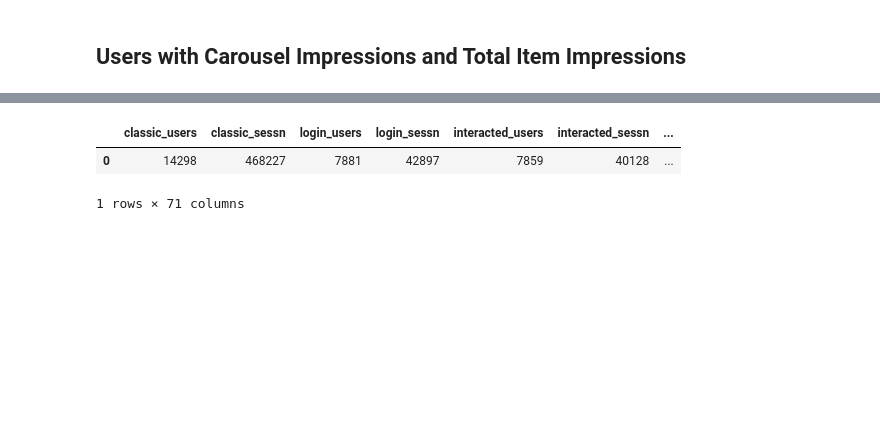
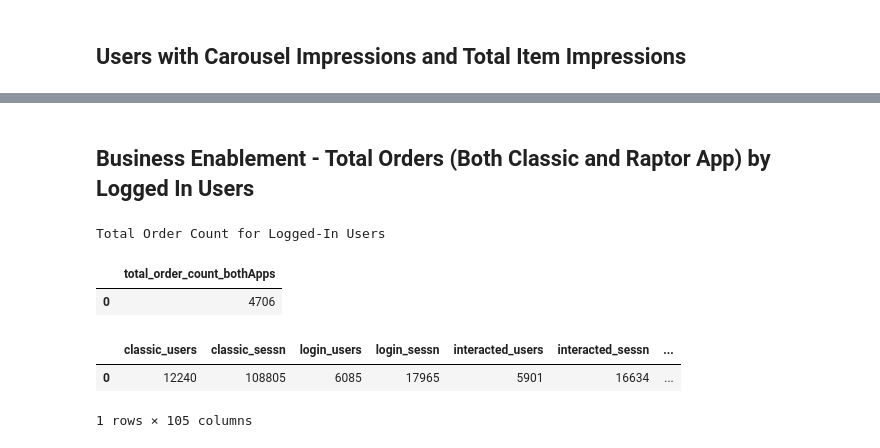
Before and after one commit to kanaktiwari-wal/Raptor-Scorecard-Metric, a Jupyter notebook: raptor_scorecard_metrics.ipynb, the cells around one changed output, grey strips where cells are left out. Saved outputs shown, nothing was run; the diff lists cells and outputs as text; code cells hidden in the pictures; blank space fills up the shorter version.

```diff
--- a/raptor_scorecard_metrics.ipynb
+++ b/raptor_scorecard_metrics.ipynb
@@ -1060,7 +1055,7 @@ UNNEST(JSON_EXTRACT_ARRAY(CONCAT('[', products_inner, ']'), '$')) AS product
 WHERE products_inner IS NOT NULL
 GROUP BY 1, 2)
 
-SELECT COUNT(DISTINCT customer_id) users_w_carousel_imp, SUM(usItemCount) total_item_imp
+SELECT COUNT(DISTINCT customer_id) users_w_carousel_imp, Count(Distinct correlation_id) as carousel_imp, SUM(usItemCount) total_item_imp
 FROM carousel_item
 """)
 
@@ -1076,13 +1350,57 @@ Users with item carousel impressions
+# %% [markdown]
+## Business Enablement - Total Orders (Both Classic and Raptor App) by Logged In Users
+# %%
+print("Total Order Count for Logged-In Users")
+
+sql = f"""
+WITH invited_users AS (
+    SELECT DISTINCT pg_cust_acct_id AS pg_cust_id
+    FROM gpadata_analytics.{invited_users}
+),
+login_customers AS (
+    SELECT DISTINCT a.pg_cust_id AS login_users
+    FROM (
+        SELECT DISTINCT pg_cust_id, visitor_cooke_val, brwsr_sessn_cooke_val
+        FROM ww_csd_dl_tables.csd_site_traffic_rptr_event_log_vw
+        WHERE event_dt BETWEEN DATE '{start_dt}' AND DATE '{end_dt}'
+          AND (assoc_ind = 'false' OR assoc_ind IS NULL)
+          AND json_extract_scalar(page_attr, '$.nm') = 'homePage'
+          AND actn_catg_nm = 'pageView'
+    ) a
+    JOIN invited_users i
+      ON i.pg_cust_id = a.pg_cust_id
+)
+SELECT COUNT(DISTINCT order_nbr) AS total_order_count_bothApps
+FROM ww_crew_dl_rpt_vm.cnsld_order_item
+WHERE
+    CAST(order_plcd_ts_utc AS DATE) BETWEEN DATE '{start_dt}' AND DATE '{end_dt}'
+    AND order_plcd_dt BETWEEN DATE '{start_dt}' - INTERVAL '1' DAY AND DATE '{end_dt}' + INTERVAL '1' DAY
+    AND op_cmpny_cd = 'WMT.COM'
+    AND tenant_ste_nm IN ('US_GLASS_IPHONE', 'US_GLASS_ANDROID')
+    AND cust_id IN (
+        SELECT DISTINCT CAST(login_users AS VARCHAR) FROM login_customers
+    )
+"""
+
+cur.execute(sql)
+rows = cur.fetchall()
+cols = [desc[0] for desc in cur.description]
+order_count_both_apps = pd.DataFrame(rows, columns=cols)
+order_count_both_apps.head()
+# %% [output]
+Total Order Count for Logged-In Users
+|  | total_order_count_bothApps |
+| 0 | 4706 |
 # %%
 # Merge side by side
-df_final = pd.concat([glass_app_session, login_users, interacted_users, interacted_sessn, bounce_users, meaningful_interacted_users, meaningful_interacted_sessn, meaningful_interected_event_counts,
+df_final = pd.concat([glass_app_session, login_users, interacted_users, bounce_users, meaningful_interacted_users, meaningful_interacted_sessn, meaningful_interected_event_counts,
                       opened_shop_cust, opened_shop_sessn,count_opened_shop, created_shop, created_shop_type, atc_users, checkout_users,
-                      checkout_sessn, order_users, order_sessn, inchat_bounce_users, inchat_msg, session_duration, users_w_carousel_imp], axis=1)
+                      checkout_sessn, order_users, order_sessn, inchat_bounce_users, inchat_msg, session_duration, users_w_carousel_imp, pdp_imp, atc_context_pivot, item_clicks, messages_by_shop, order_count_both_apps], axis=1)
 
 df_final
 # %% [output]
 |  | classic_users | classic_sessn | login_users | login_sessn | interacted_users | interacted_sessn | ... |
-| 0 | 14298 | 468227 | 7881 | 42897 | 7859 | 40128 | ... |
+| 0 | 12240 | 108805 | 6085 | 17965 | 5901 | 16634 | ... |
-1 rows × 71 columns
+1 rows × 105 columns
 # %%
 df_final.to_clipboard(index=True)
```
Also changed, not shown: parts of 37 cells of this notebook.
